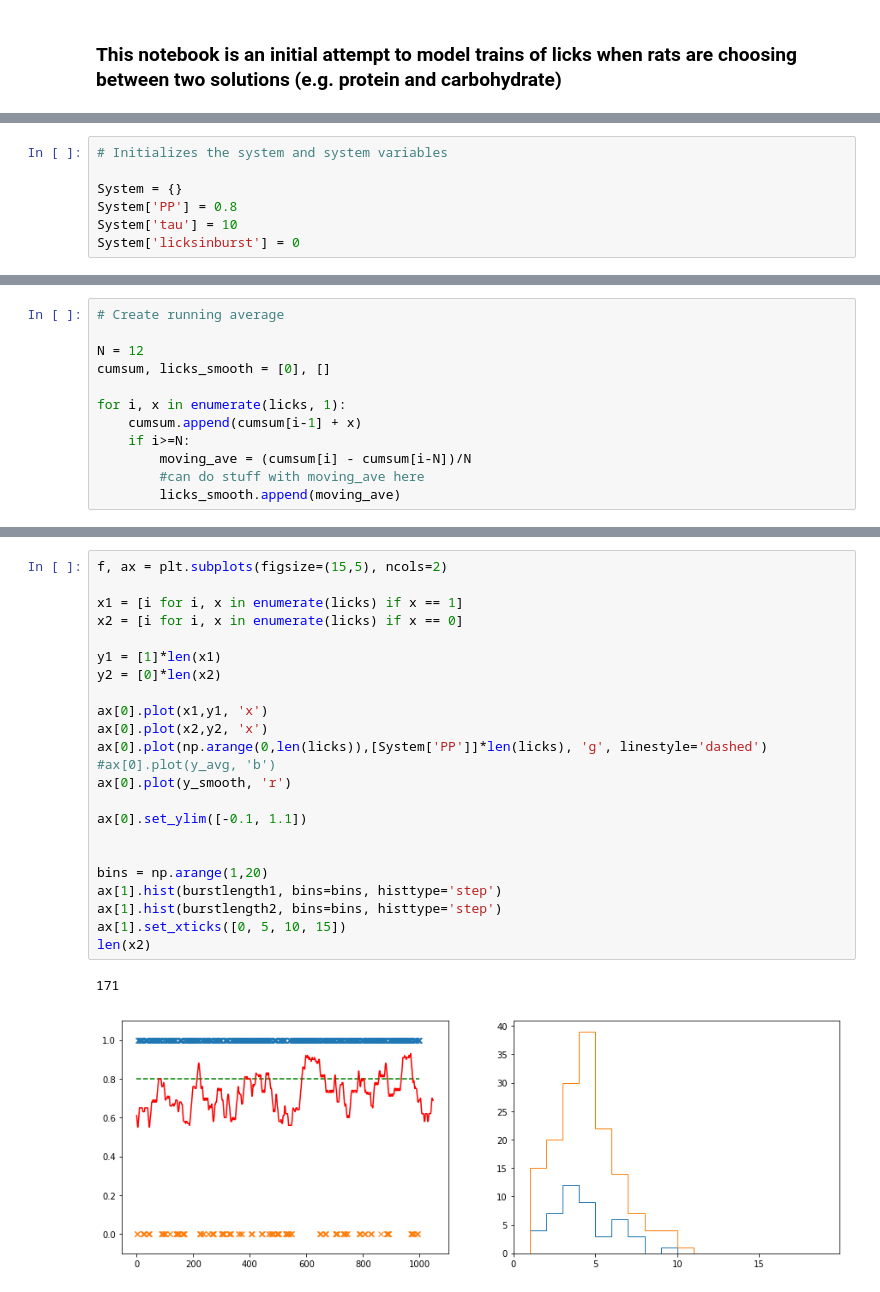
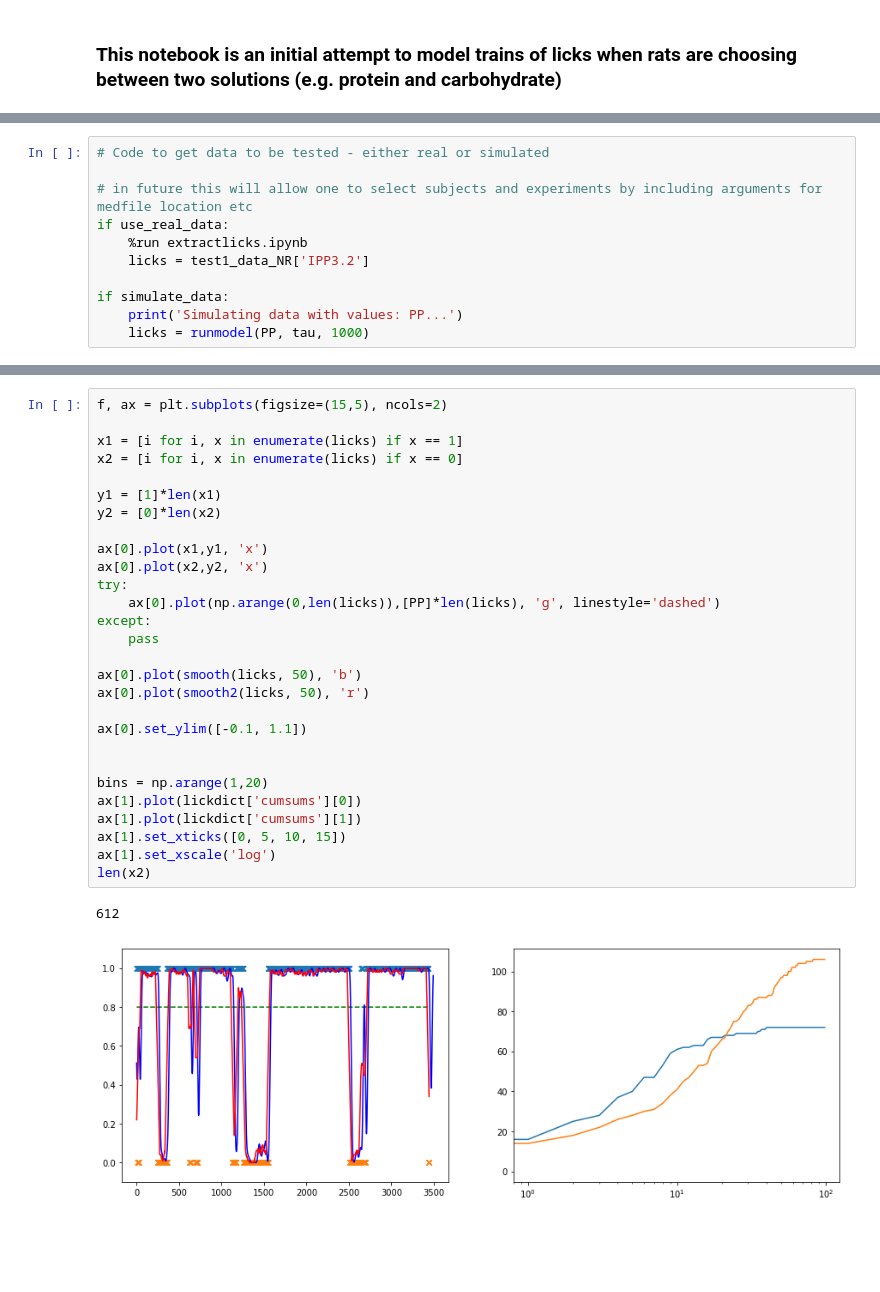
Before and after one commit to mccutcheonlab/lickmodel, a Jupyter notebook: notebooks/lickmodel.ipynb, the cells around one changed output, grey strips where cells are left out. Cells and saved outputs as stored; diff of their text form; blank space fills up the shorter version.

```diff
--- a/notebooks/lickmodel.ipynb
+++ b/notebooks/lickmodel.ipynb
@@ -18,7 +13,0 @@ FileNotFoundError: [Errno 2] No such file or directory: 'R:\\DA_and_Reward\\gc21
-# %%
-# Initializes the system and system variables
-
-System = {}
-System['PP'] = 0.8
-System['tau'] = 10
-System['licksinburst'] = 0
@@ -60,12 +69,0 @@ print(np.mean([x-1 for x in licks if x>0]))
-# %%
-# Create running average
-
-N = 12
-cumsum, licks_smooth = [0], []
-
-for i, x in enumerate(licks, 1):
-    cumsum.append(cumsum[i-1] + x)
-    if i>=N:
-        moving_ave = (cumsum[i] - cumsum[i-N])/N
-        #can do stuff with moving_ave here
-        licks_smooth.append(moving_ave)
@@ -71,0 +100,11 @@ for i, x in enumerate(licks, 1):
+# %%
+# Code to get data to be tested - either real or simulated
+
+# in future this will allow one to select subjects and experiments by including arguments for medfile location etc
+if use_real_data:
+    %run extractlicks.ipynb
+    licks = test1_data_NR['IPP3.2']
+
+if simulate_data:
+    print('Simulating data with values: PP...')
+    licks = runmodel(PP, tau, 1000)
@@ -238,29 +159,34 @@ licks
 # %%
 f, ax = plt.subplots(figsize=(15,5), ncols=2)
 
 x1 = [i for i, x in enumerate(licks) if x == 1]
 x2 = [i for i, x in enumerate(licks) if x == 0]
 
 y1 = [1]*len(x1)
 y2 = [0]*len(x2)
 
 ax[0].plot(x1,y1, 'x')
 ax[0].plot(x2,y2, 'x')
-ax[0].plot(np.arange(0,len(licks)),[System['PP']]*len(licks), 'g', linestyle='dashed')
-#ax[0].plot(y_avg, 'b')
-ax[0].plot(y_smooth, 'r')
+try:
+    ax[0].plot(np.arange(0,len(licks)),[PP]*len(licks), 'g', linestyle='dashed')
+except:
+    pass
+
+ax[0].plot(smooth(licks, 50), 'b')
+ax[0].plot(smooth2(licks, 50), 'r')
 
 ax[0].set_ylim([-0.1, 1.1])
 
 
 bins = np.arange(1,20)
-ax[1].hist(burstlength1, bins=bins, histtype='step')
-ax[1].hist(burstlength2, bins=bins, histtype='step')
+ax[1].plot(lickdict['cumsums'][0])
+ax[1].plot(lickdict['cumsums'][1])
 ax[1].set_xticks([0, 5, 10, 15])
+ax[1].set_xscale('log')
 len(x2)
 # %% [output]
-171
+612
-[figure, old version]
+[figure, new version]
 # %%
 f, ax = plt.subplots()
 
```
Also changed, not shown: parts of 19 cells of this notebook, 2 other files.
